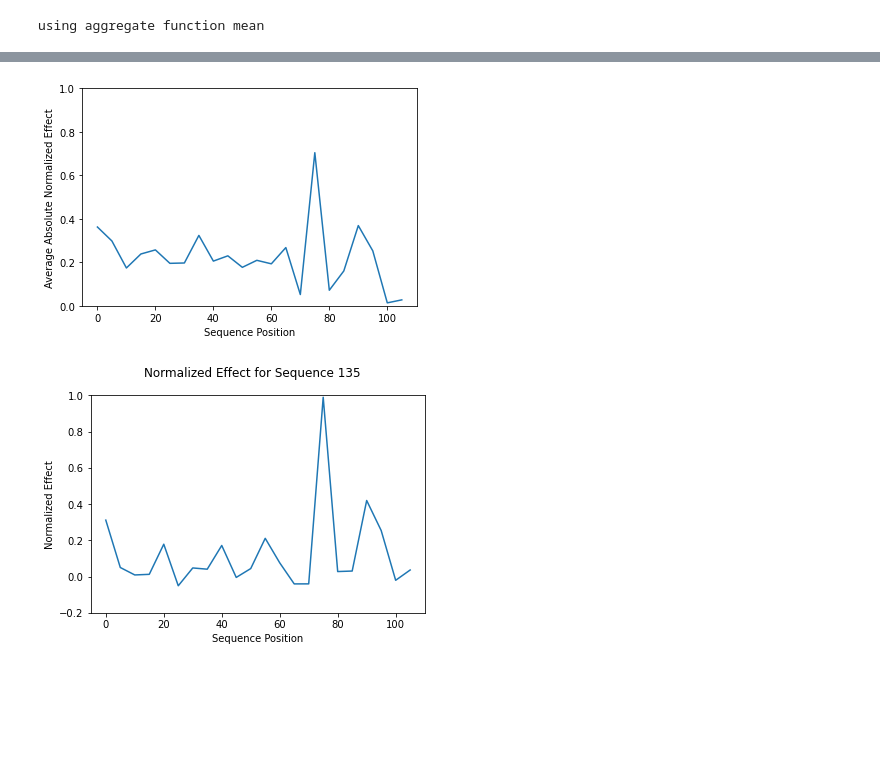
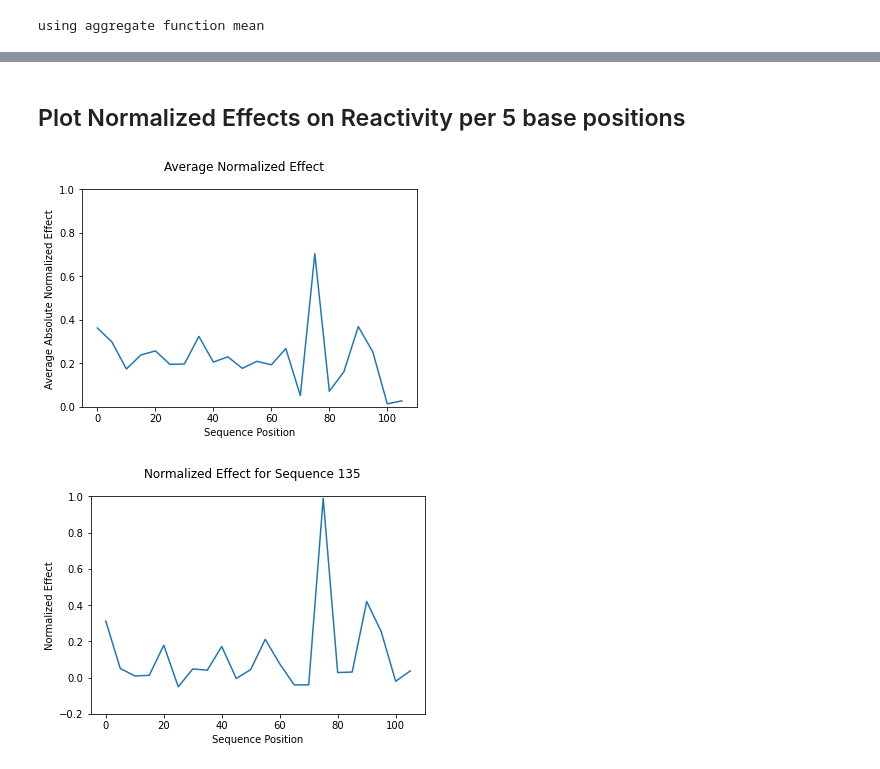
Before and after one commit to schlagercollin/covid-mrna-degradation, a Jupyter notebook: inference/inference-degradation.ipynb, the cells around one changed output, grey strips where cells are left out. Drawn from its saved outputs; the diff is of its cells as text; code cells hidden in the pictures; blank space fills up the shorter version.

```diff
--- a/inference/inference-degradation.ipynb
+++ b/inference/inference-degradation.ipynb
@@ -350,16 +336,19 @@ for s in range(len(indices)):
         j += 1
 # %%
 average_normalized_effect = np.mean(np.abs(normalized_effects), axis = 0)
+# %% [markdown]
+## Plot Normalized Effects on Reactivity per 5 base positions
 # %%
 # plot effect
 plt.plot(range(0, 110, 5), average_normalized_effect)
 plt.ylabel('Average Absolute Normalized Effect')
 plt.xlabel('Sequence Position')
+plt.suptitle('Average Normalized Effect')
 plt.ylim((0, 1))
-plt.savefig('avg_norm_effect_plot_.png')
+plt.savefig('Normalized_Effect_Figures/avg_norm_effect_plot_.png')
 plt.show()
 # %% [output]
-[figure, old version]
+[figure, new version]
 # %%
 seq = 135
 plt.plot(range(0, 110, 5), normalized_effects[seq])
```
Also changed, not shown: parts of 11 cells of this notebook, 6 other files.
